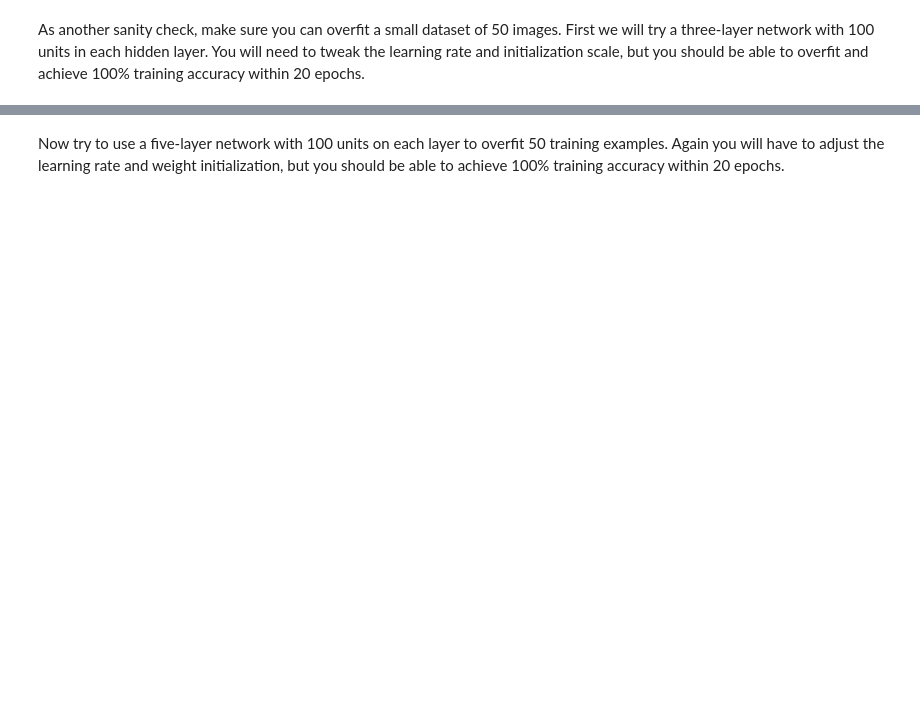
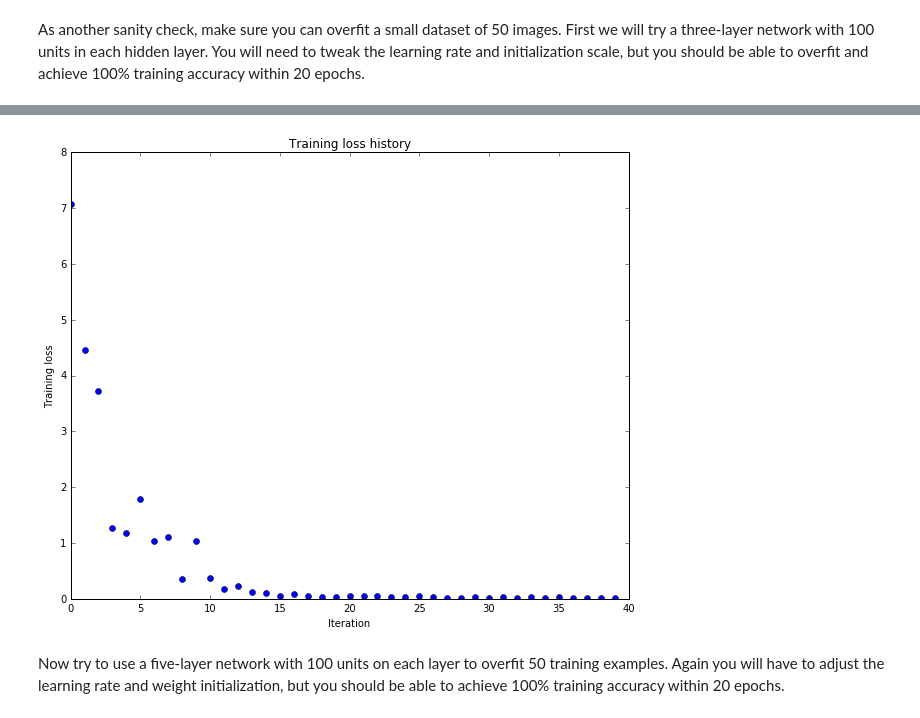
Before and after one commit to chenyvehtung/CS231n, a Jupyter notebook: assignment2/FullyConnectedNets.ipynb, the cells around one changed output, grey strips where cells are left out. Cells and saved outputs as stored; diff of their text form; code cells hidden in the pictures; blank space fills up the shorter version.

```diff
--- a/assignment2/FullyConnectedNets.ipynb
+++ b/assignment2/FullyConnectedNets.ipynb
@@ -406,7 +419,7 @@ small_data = {
 }
 
 weight_scale = 1e-2
-learning_rate = 1e-4
+learning_rate = 1e-3
 model = FullyConnectedNet([100, 100],
               weight_scale=weight_scale, dtype=np.float64)
 solver = Solver(model, small_data,
@@ -423,3 +436,4 @@ plt.title('Training loss history')
 plt.xlabel('Iteration')
 plt.ylabel('Training loss')
 plt.show()
+# %% [output]
@@ -426,3 +457,4 @@ plt.show()
+[figure, added]
 # %% [markdown]
 Now try to use a five-layer network with 100 units on each layer to overfit 50 training examples. Again you will have to adjust the learning rate and weight initialization, but you should be able to achieve 100% training accuracy within 20 epochs.
 # %%
```
Also changed, not shown: parts of 15 cells of this notebook, 3 other files.
